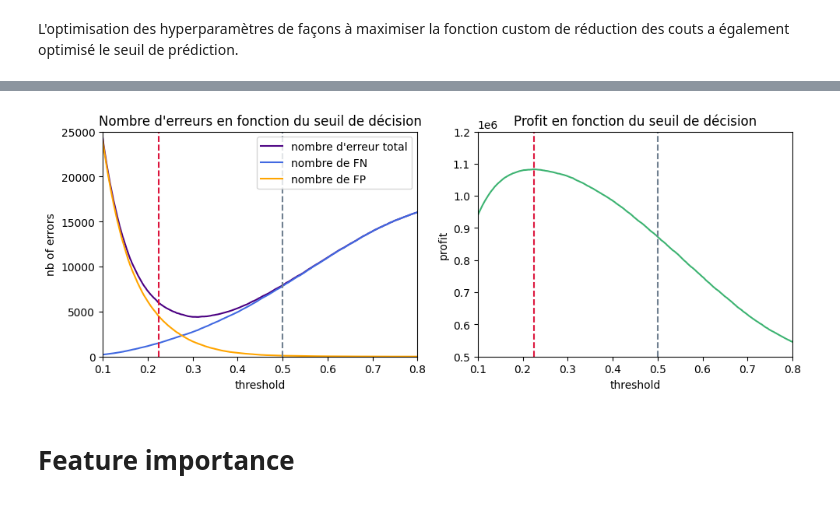
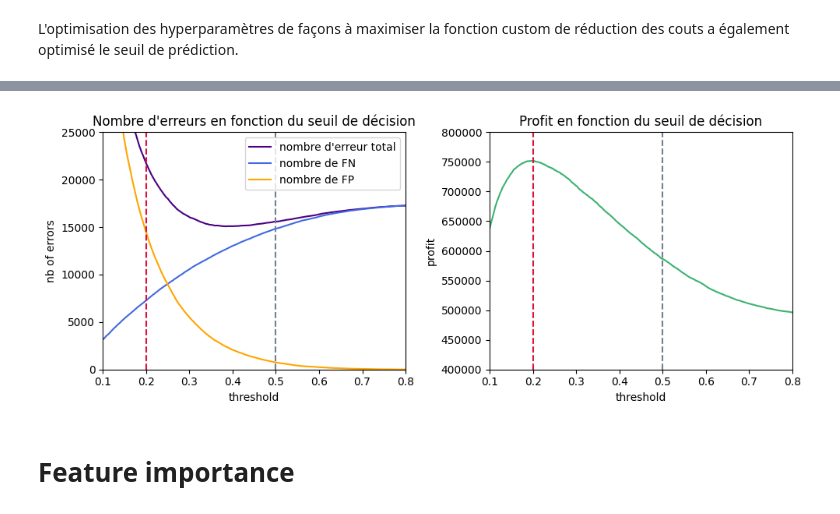
Before and after one commit to estellec18/modele_de_scoring, a Jupyter notebook: 02_Modelisation.ipynb, the cells around one changed output, grey strips where cells are left out. Drawn from its saved outputs; the diff is of its cells as text; code cells hidden in the pictures.

```diff
--- a/02_Modelisation.ipynb
+++ b/02_Modelisation.ipynb
@@ -932,5 +932,5 @@ Name: 5, dtype: object
 # %%
-clf_xgbf = mlflow.sklearn.load_model("mlartifacts/323698739188100536/6b6668d5c99f49f2acee1b9edd7707f7/artifacts/model")
+clf_xgbf = mlflow.sklearn.load_model("mlartifacts/323698739188100536/fb6ff79aa620414b8b8f72709e5be332/artifacts/model")
 # %%
 # comparaison des deux modèles XGboost
 
@@ -1036,15 +1036,15 @@ La différence entre les deux modèles se fait donc principalement sur une meill
 # %% [markdown]
 ## Enregistrement du modèle
 # %%
-xgboost_best = mlflow.sklearn.load_model("mlartifacts/323698739188100536/6b6668d5c99f49f2acee1b9edd7707f7/artifacts/best_estimator")
+xgboost_best = mlflow.sklearn.load_model("mlartifacts/323698739188100536/fb6ff79aa620414b8b8f72709e5be332/artifacts/best_estimator")
 # %%
 experiment = mlflow.get_experiment(323698739188100536) #ID for "credit_scoring_2" experiment
-with mlflow.start_run(experiment_id=experiment.experiment_id, run_name='Best_XGB'):
+with mlflow.start_run(experiment_id=experiment.experiment_id, run_name='Best_XGB_2'):
     train(xgboost_best, X_train, y_train)
-    evaluate(xgboost_best, X_test, y_test, "Best_XGB")
+    evaluate(xgboost_best, X_test, y_test, "Best_XGB_2")
     predictions = xgboost_best.predict(X_train)
     signature = infer_signature(X_train, predictions)
-    mlflow.sklearn.log_model(xgboost_best, "Best_XGB", signature=signature)
+    mlflow.sklearn.log_model(xgboost_best, "Best_XGB_2", signature=signature)
     print("Model run :", mlflow.active_run().info.run_uuid)
 mlflow.end_run()
 
@@ -1109,7 +1107,7 @@ Created version '4' of model 'xgb_best'.
 # %% [markdown]
 L'optimisation des hyperparamètres de façons à maximiser la fonction custom de réduction des couts a également optimisé le seuil de prédiction.
 # %%
-xgboost_best = joblib.load("best_xgb_1.joblib")
+xgboost_best = joblib.load("best_xgb_1_2.joblib")
 # %%
 def get_FN_FP(y_true, y_pred):
     cm = confusion_matrix(y_true, y_pred)
@@ -1142,32 +1140,32 @@ FN = np.array(errors)[:,1]
 # %%
 fig, ax = plt.subplots(1, 2, figsize=(10,4))
 
 plt.subplot(1,2,1)
 plt.xlabel("threshold")
 plt.ylabel("nb of errors")
 plt.plot(seuils, FP+FN, color ="indigo", label="nombre d'erreur total")
 plt.plot(seuils, FN, color ="royalblue", label="nombre de FN")
 plt.plot(seuils, FP, color ="orange", label="nombre de FP")
 plt.xlim([0.1, 0.8])
 plt.ylim([0, 25000])
 plt.axvline(x=0.5, linestyle='dashed', color='slategray')
 plt.axvline(x=seuils[idx_max], linestyle='dashed', color='crimson')
 plt.title("Nombre d'erreurs en fonction du seuil de décision")
 plt.legend();
 
 plt.subplot(1,2,2)
 plt.xlabel("threshold")
 plt.ylabel("profit")
 plt.plot(seuils, scores, color ="mediumseagreen")
 plt.xlim([0.1, 0.8])
-plt.ylim([500000, 1200000])
+plt.ylim([400000, 800000])
 plt.axvline(x=0.5, linestyle='dashed', color='slategray')
 plt.axvline(x=seuils[idx_max], linestyle='dashed', color='crimson')
 plt.title("Profit en fonction du seuil de décision")
 
 fig.tight_layout();
 # %% [output]
-[figure, old version]
+[figure, new version]
 # %% [markdown]
 # Feature importance
 # %%
```
Also changed, not shown: parts of 23 cells of this notebook.
